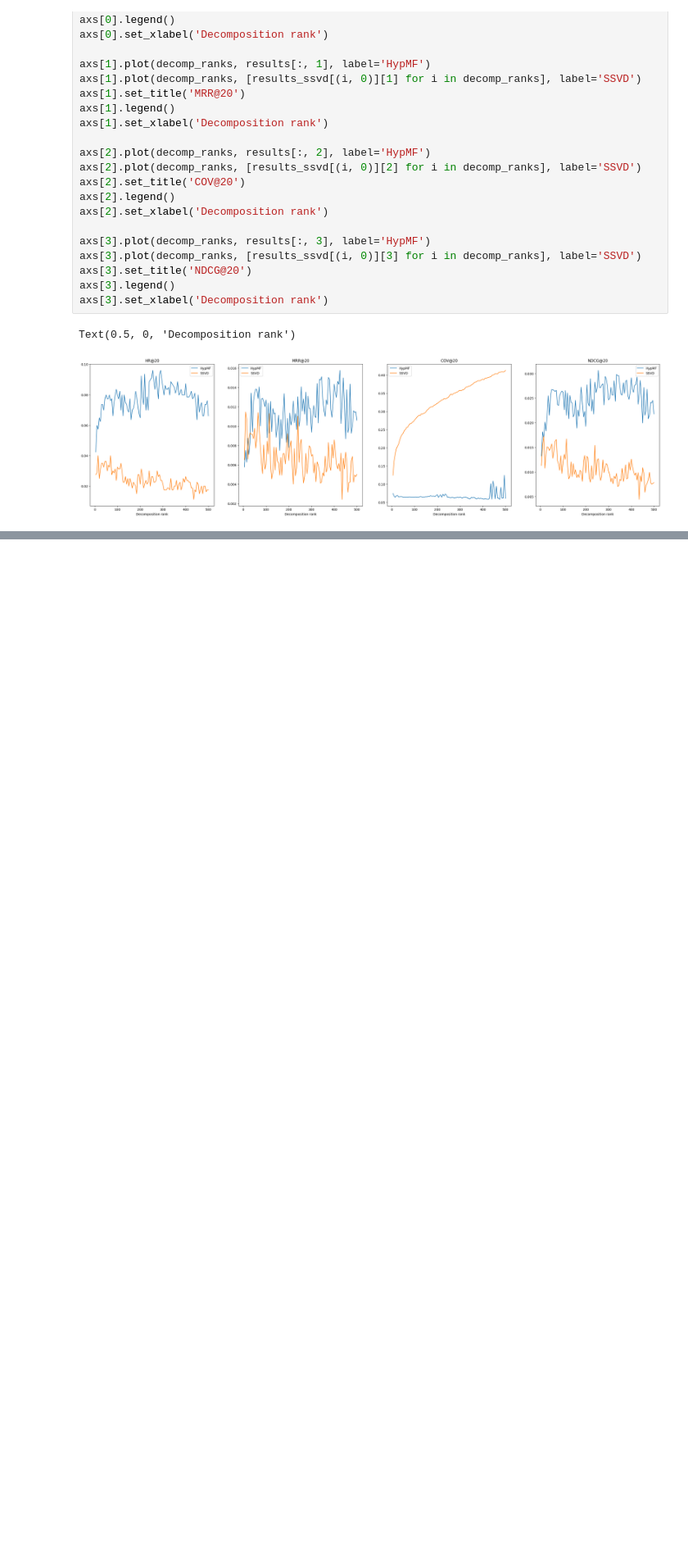
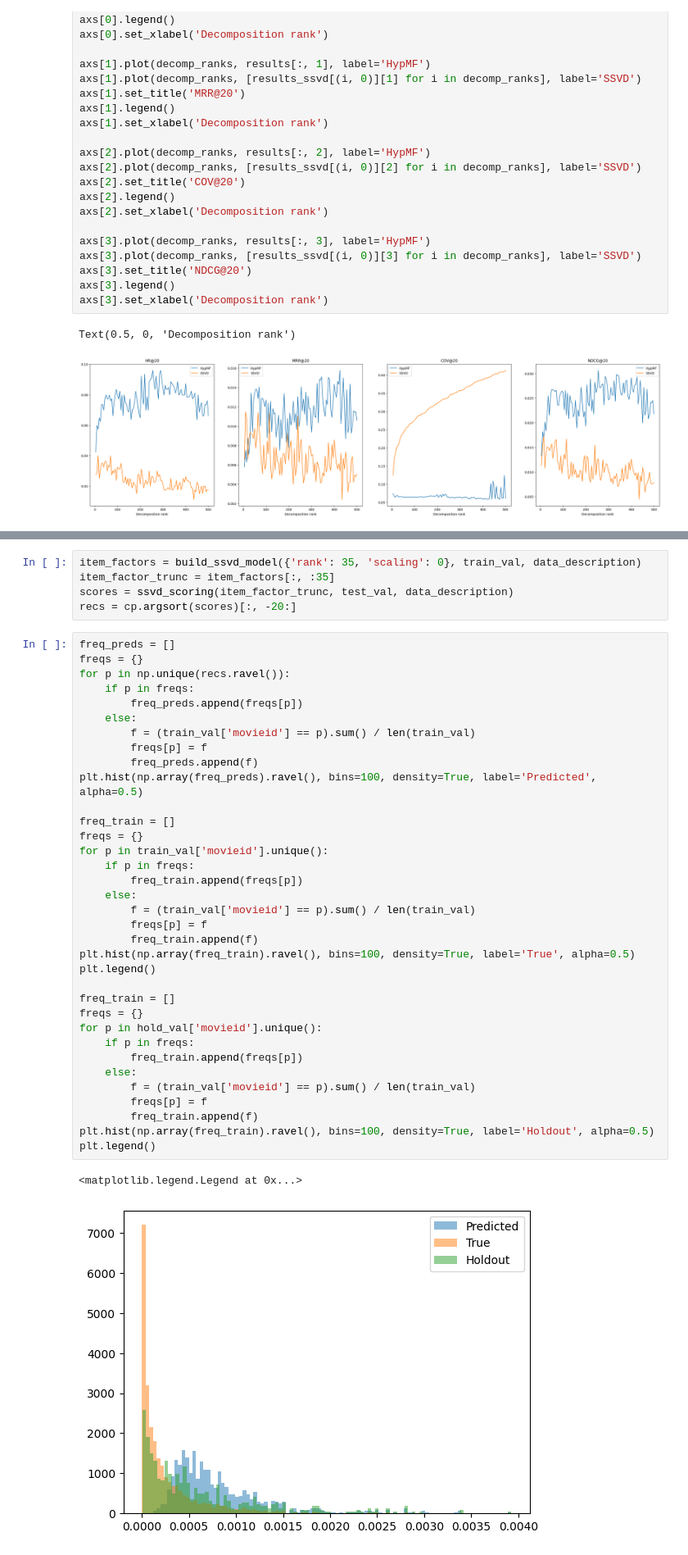
Before and after one commit to Arioll/HyperbolicMF, a Jupyter notebook: movielens_data.ipynb, the cells around one changed output, grey strips where cells are left out. Shown at 82% size. Saved outputs shown, nothing was run; the diff lists cells and outputs as text; blank space fills up the shorter version.

```diff
--- a/movielens_data.ipynb
+++ b/movielens_data.ipynb
@@ -232,0 +331,43 @@ Text(0.5, 0, 'Decomposition rank')
+# %%
+item_factors = build_ssvd_model({'rank': 35, 'scaling': 0}, train_val, data_description)
+item_factor_trunc = item_factors[:, :35]
+scores = ssvd_scoring(item_factor_trunc, test_val, data_description)
+recs = cp.argsort(scores)[:, -20:]
+# %%
+freq_preds = []
+freqs = {}
+for p in np.unique(recs.ravel()):
+    if p in freqs:
+        freq_preds.append(freqs[p])
+    else:
+        f = (train_val['movieid'] == p).sum() / len(train_val)
+        freqs[p] = f
+        freq_preds.append(f)
+plt.hist(np.array(freq_preds).ravel(), bins=100, density=True, label='Predicted', alpha=0.5)
+
+freq_train = []
+freqs = {}
+for p in train_val['movieid'].unique():
+    if p in freqs:
+        freq_train.append(freqs[p])
+    else:
+        f = (train_val['movieid'] == p).sum() / len(train_val)
+        freqs[p] = f
+        freq_train.append(f)
+plt.hist(np.array(freq_train).ravel(), bins=100, density=True, label='True', alpha=0.5)
+plt.legend()
+
+freq_train = []
+freqs = {}
+for p in hold_val['movieid'].unique():
+    if p in freqs:
+        freq_train.append(freqs[p])
+    else:
+        f = (train_val['movieid'] == p).sum() / len(train_val)
+        freqs[p] = f
+        freq_train.append(f)
+plt.hist(np.array(freq_train).ravel(), bins=100, density=True, label='Holdout', alpha=0.5)
+plt.legend()
+# %% [output]
+<matplotlib.legend.Legend at 0x...>
+[figure, added]
```
Also changed, not shown: parts of 30 cells of this notebook, 4 other files.
